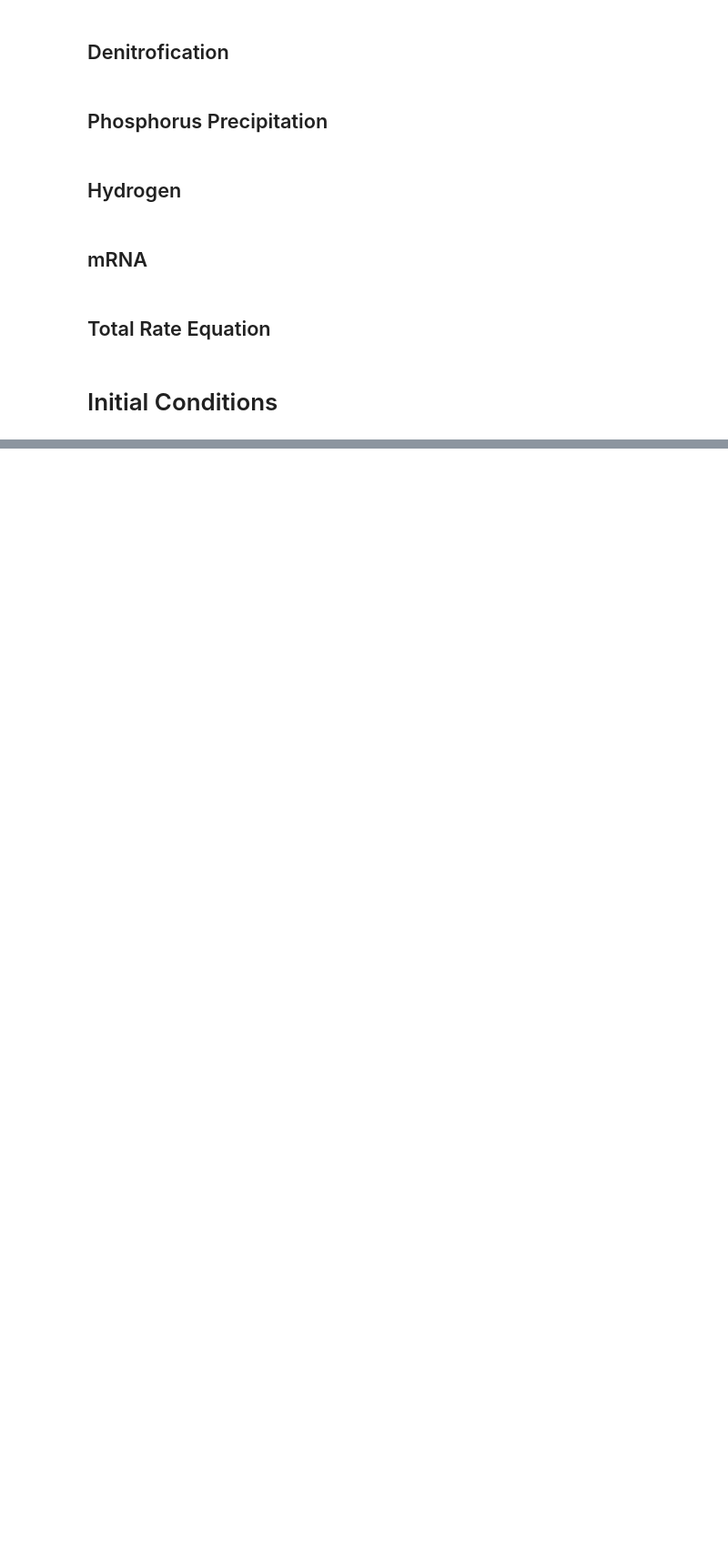
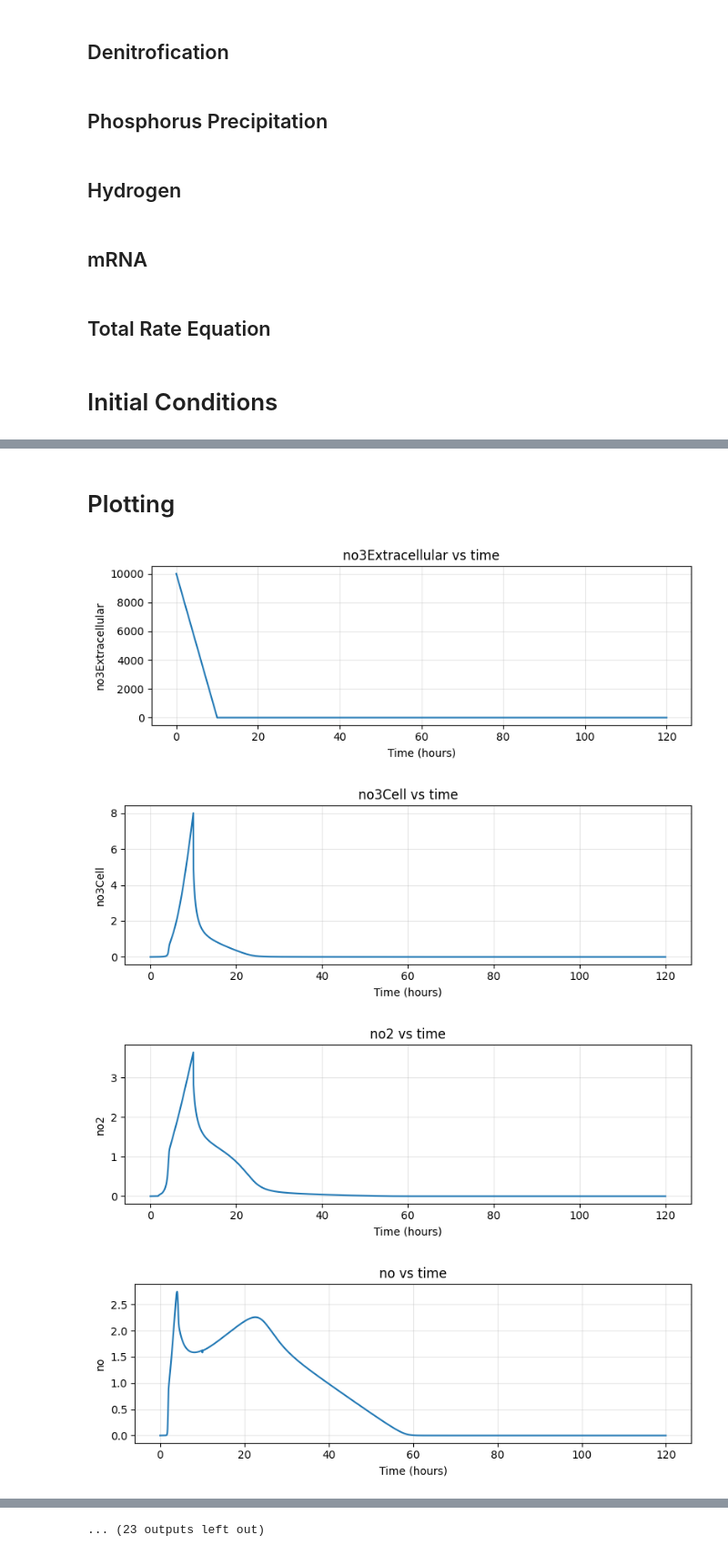
Before and after one commit to Ablacat/BME260PBL2, a Jupyter notebook: pbl2.ipynb, the cells around one changed output, grey strips where cells are left out. Shown at 91% size. Saved outputs shown, nothing was run; the diff lists cells and outputs as text; code cells hidden in the pictures; blank space fills up the shorter version.

Commit message:
Added ode solver + plots

```diff
--- a/pbl2.ipynb
+++ b/pbl2.ipynb
@@ -3,11 +7,11 @@
 # %%
 # Dummy parameters:
-dummyVMax = 10000
+dummyVMax = 1000
 dummyKm = 0.0001
 dummyEc50 = 0.0001
 dummyK = 0.5
 
-h2o = 10000
+h2o = 10000 #DUMMY
 proteinProductionVMax = dummyVMax
 ribosomeKm = dummyKm
 
@@ -81,6 +85,7 @@ phosCompartmentPumpVMax = dummyVMax
 phosCompartmentPumpKm = dummyKm
 
 # Calcium movement
+caExtracellular = 10000 #DUMMY
 caDiffusionK = dummyK
 caPumpVMax = dummyVMax
 caCompartmentPumpKm = dummyKm
@@ -292,9 +276,10 @@ def dmRNAActivateddt(_mRNA, _activator, _activatorEc50):
 ## Total Rate Equation
 # %%
 def dYdt(_t, _y):
-    no3, no2, no, n2o, n2, nr, nir, nor, nosz, narx, no3Narx, narl, narlp, norr, noNorr, norvw, norvwp, nnrr, noNnrr, hpo4Extracellular, hpo4Cell, hpo4Compartment, po4, caExtracellular, caCell, caCompartment, ca3po4, hExtracellular, hCell, hCompartment, mRNA, nrmRNA, nirmRNA, normRNA, noszmRNA = _y
-    return [dNo3dt(no3, nr, no2, hCell, narx, no3Narx),
-            dNo2dt(nr, no3, hCell, no2, nir, no),
+    no3Extracellular, no3Cell, no2, no, n2o, n2, nr, nir, nor, nosz, narx, no3Narx, narl, narlp, norr, noNorr, norvw, norvwp, nnrr, noNnrr, hpo4Extracellular, hpo4Cell, hpo4Compartment, po4, caCell, caCompartment, ca3po4, hExtracellular, hCell, hCompartment, mRNA, nrmRNA, nirmRNA, normRNA, noszmRNA = _y
+    return [dNo3Extracellulardt(no3Extracellular, no3Cell),
+            dNo3Celldt(no3Extracellular, no3Cell, nr, no2, hCell, narx, no3Narx),
+            dNo2dt(nr, no3Cell, hCell, no2, nir, no),
             dNodt(nir, no2, hCell, no, nor, n2o, norr, noNorr, nnrr, noNnrr),
             dN2odt(nor, no, hCell, n2o, nosz, n2, norr, noNorr),
             dN2dt(nosz, n2o, hCell, n2),
@@ -302,8 +287,8 @@ def dYdt(_t, _y):
             dDenitroEnzymedt(nirmRNA, nir, nirDegradationK),
             dDenitroEnzymedt(normRNA, nor, norDegradationK),
             dDenitroEnzymedt(noszmRNA, nosz, noszDegradationK),
-            dNarxdt(mRNA, narx, no3, no3Narx),
-            dNo3Narxdt(no3, narx, no3Narx),
+            dNarxdt(mRNA, narx, no3Cell, no3Narx),
+            dNo3Narxdt(no3Cell, narx, no3Narx),
             dNarLdt(mRNA, narl, no3Narx, narlp),
             dNarlpdt(narl, no3Narx, narlp),
             dNorrdt(mRNA, norr, no, noNorr),
@@ -320,7 +305,7 @@ def dYdt(_t, _y):
             dCaCompartmentdt(caCell, caCompartment, po4),
             dCa3po4dt(caCompartment, po4),
             dHExtracellulardt(hExtracellular, hCell),
-            dHCelldt(hExtracellular, hCell, hCompartment, nr, no3, nir, no2, nor, no, nosz, n2o, n2),
+            dHCelldt(hExtracellular, hCell, hCompartment, nr, no3Cell, nir, no2, nor, no, nosz, n2o, n2),
             dHCompartmentdt(hCell, hCompartment, hpo4Compartment, po4),
             dmRNAdt(mRNA),
             dmRNAActivateddt(nrmRNA, narlp, narlpEc50),
@@ -369,0 +411,55 @@ noszmRNA = dummyConcentration
+# %% [markdown]
+# Plotting
+# %%
+# Plot each state variable versus time
+state_variables = [
+    ("no3Extracellular", no3Extracellular),
+    ("no3Cell", no3Cell),
+    ("no2", no2),
+    ("no", no),
+    ("n2o", n2o),
+    ("n2", n2),
+    ("nr", nr),
+    ("nir", nir),
+    ("nor", nor),
+    ("nosz", nosz),
+    ("narx", narx),
+    ("no3Narx", no3Narx),
+    ("narl", narl),
+    ("narlp", narlp),
+    ("norr", norr),
+    ("noNorr", noNorr),
+    ("norvw", norvw),
+    ("norvwp", norvwp),
+    ("nnrr", nnrr),
+    ("noNnrr", noNnrr),
+    ("hpo4Extracellular", hpo4Extracellular),
+    ("hpo4Cell", hpo4Cell),
+    ("hpo4Compartment", hpo4Compartment),
+    ("po4", po4),
+    ("caCell", caCell),
+    ("caCompartment", caCompartment),
+    ("ca3po4", ca3po4),
+    ("hExtracellular", hExtracellular),
+    ("hCell", hCell),
+    ("hCompartment", hCompartment),
+    ("mRNA", mRNA),
+    ("nrmRNA", nrmRNA),
+    ("nirmRNA", nirmRNA),
+    ("normRNA", normRNA),
+    ("noszmRNA", noszmRNA),
+]
+for name, values in state_variables:
+    plt.figure(figsize=(8, 3))
+    plt.plot(t, values)
+    plt.title(f"{name} vs time")
+    plt.xlabel("Time (hours)")
+    plt.ylabel(name)
+    plt.grid(True, alpha=0.3)
+    plt.tight_layout()
+    plt.show()
+# %% [output]
+[figure, added]
+[figure, added]
+[figure, added]
+[figure, added]
@@ -369,0 +474 @@ noszmRNA = dummyConcentration
+... (23 outputs left out)
```
Also changed, not shown: parts of 10 cells of this notebook.
